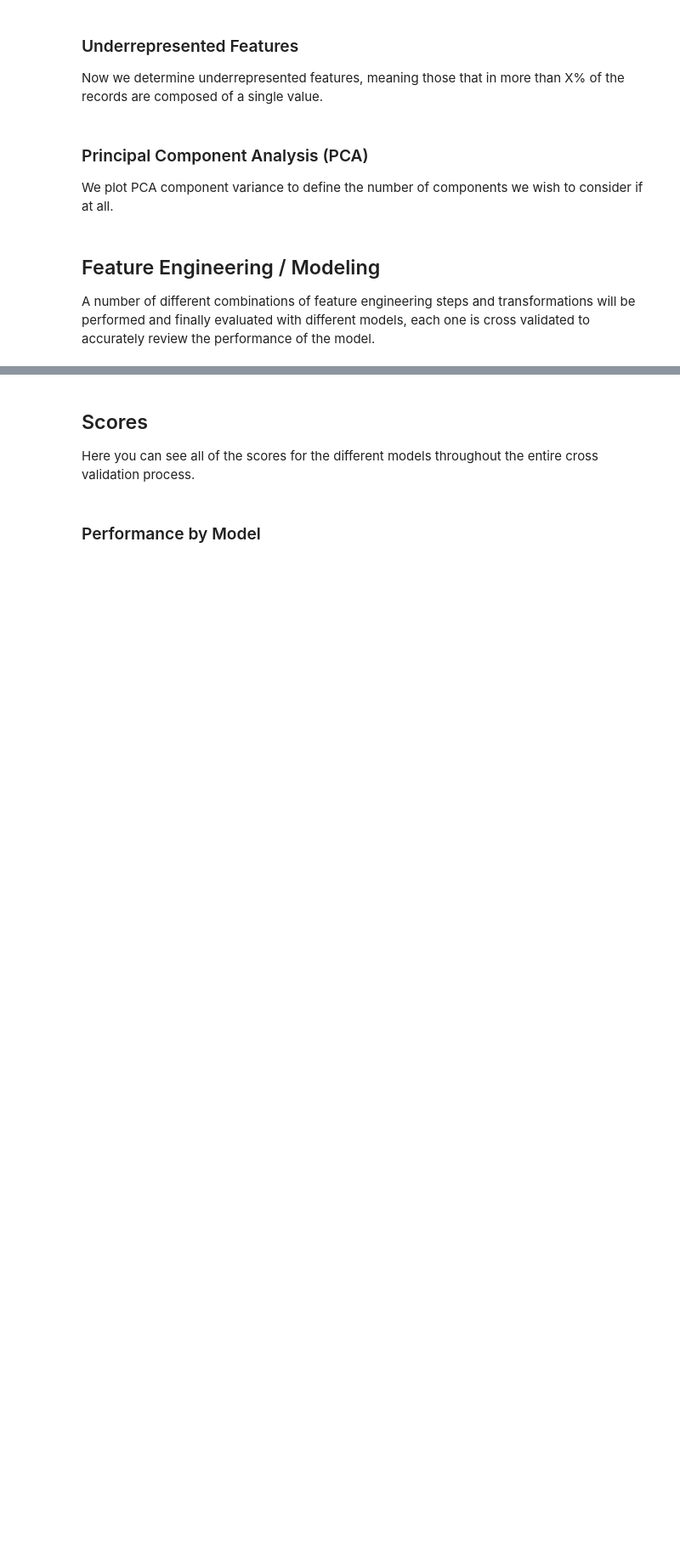
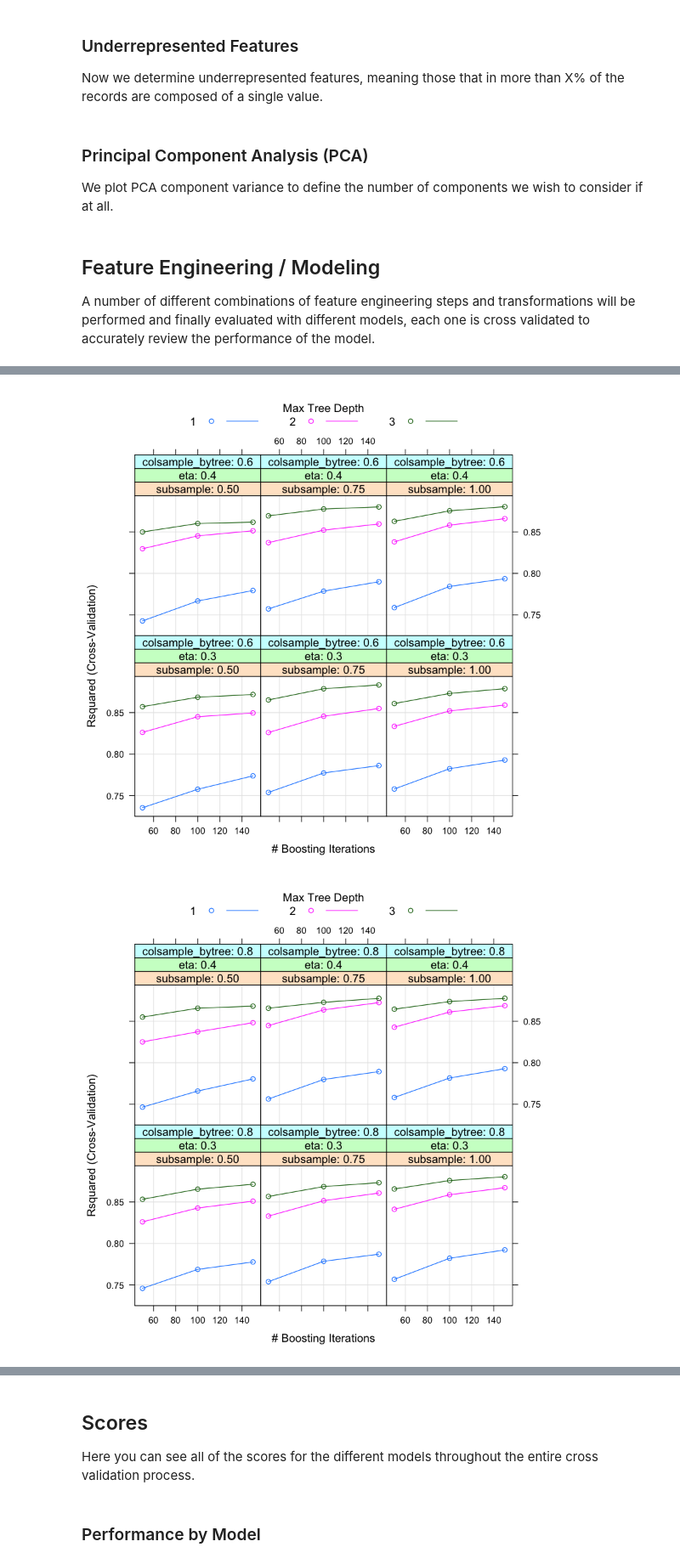
Before and after one commit to akoury/house_pricing, a Jupyter notebook: Analysis.ipynb, the cells around one changed output, grey strips where cells are left out. Shown at 85% size. Drawn from its saved outputs; the diff is of its cells as text; code cells hidden in the pictures; blank space fills up the shorter version.

```diff
--- a/Analysis.ipynb
+++ b/Analysis.ipynb
@@ -247,0 +544,17 @@ A number of different combinations of feature engineering steps and transformati
+# %%
+xgb <- train(price~ .,
+    data = train,
+    method = "xgbTree",
+    trControl=trainControl(
+        method = "cv",
+        number=5,
+        savePredictions = TRUE)
+)
+
+xgb$results
+
+# ggplot(melt(df_pred, id.vars = 'id'), aes(x=id,y=value, colour=variable))+
+#   geom_point(alpha=0.65)+geom_line(alpha=0.65)+
+#   ylim(0,50000)+xlab('')+ylab('$')+
+#   ggtitle('Random Forest - Test Prediction on Automobile Price')+
+#   scale_colour_manual(values = c('black','red','blue'))
@@ -247,0 +579,5 @@ A number of different combinations of feature engineering steps and transformati
+# %%
+plot(xgb, metric = "Rsquared")
+# %% [output]
+[figure, added]
+[figure, added]
```
Also changed, not shown: parts of 44 cells of this notebook.
